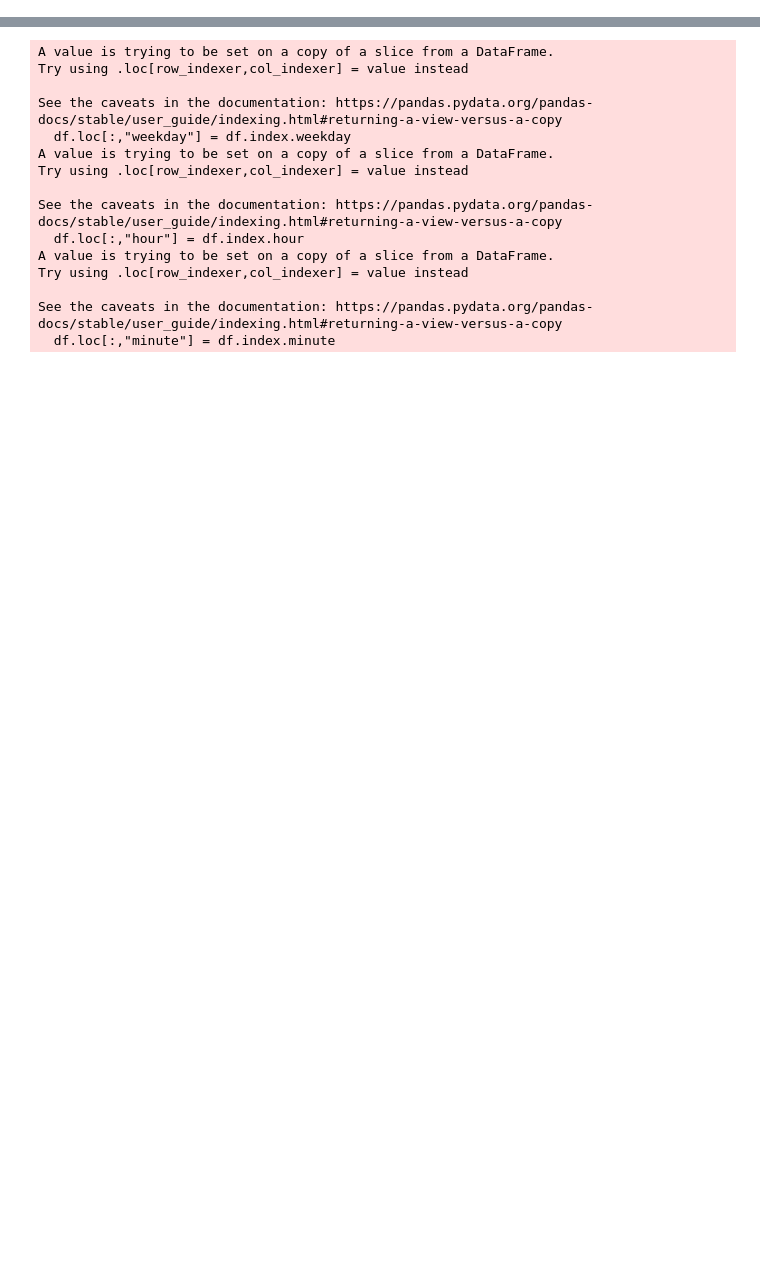
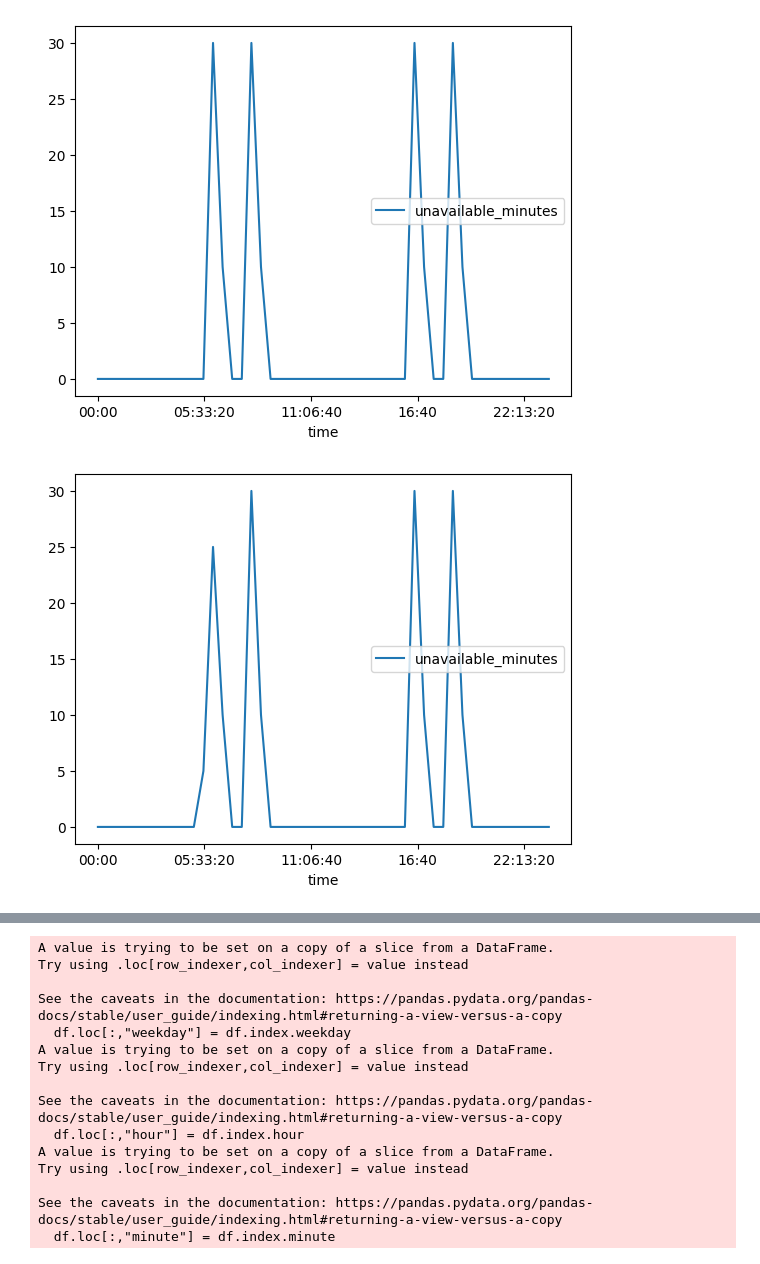
Before and after one commit to grinwi/smartboiler, a Jupyter notebook: src/smartboiler/test.ipynb, the cells around one changed output, grey strips where cells are left out. Cells and saved outputs as stored; diff of their text form; code cells hidden in the pictures; blank space fills up the shorter version.

```diff
--- a/src/smartboiler/test.ipynb
+++ b/src/smartboiler/test.ipynb
@@ -21,0 +12,12 @@ dataHandler = DataHandler(
+# %%
+
+dataHandler = DataHandler(
+influx_id="localhost",
+db_name="smart_home_zukalovi",
+db_username="root",
+db_password="root",
+relay_entity_id="shelly1pm_84cca8b07eae",
+relay_power_entity_id="shelly1pm_84cca8b07eae_power",
+tmp_boiler_case_entity_id="esphome_web_c771e8_tmp3",
+tmp_output_water_entity_id="esphome_web_c771e8_ntc_temperature_b_constant_2",
+start_of_data=datetime(2024, 3, 1, 0, 0, 0, 0))
@@ -21,0 +58,17 @@ dataHandler = DataHandler(
+# %%
+data_resampled = data.resample('10T').max()
+data_resampled = data_resampled['boiler_relay_status']
+data_resampled = data_resampled.notna().astype(int)
+data_resampled = data_resampled.resample('30T').sum() * 10
+print(data_resampled)
+# group by weekday and hour and minute and calculate max
+grouped = data_resampled.groupby([data_resampled.index.weekday, data_resampled.index.hour, data_resampled.index.minute]).mean()
+
+# not null values to 1, null as 0
+df_reset = grouped.reset_index()
+df_reset['time'] = df_reset['level_1'].astype(str) + ':' + df_reset['level_2'].astype(str)
+df_reset['time'] = pd.to_datetime(df_reset['time'], format='%H:%M').dt.time
+df_reset['weekday'] = df_reset['level_0']
+df_reset['unavailable_minutes'] = abs(30 - df_reset['boiler_relay_status'])
+
+df_reset = df_reset.drop(columns=['level_0', 'level_1', 'level_2', 'boiler_relay_status'])
@@ -21,0 +115,8 @@ dataHandler = DataHandler(
+# %%
+for i in range(0,7):
+    df_day = df_reset[df_reset['weekday'] == i]
+
+    df_day.plot(x='time', y='unavailable_minutes', kind='line')
+# %% [output]
+[figure, added]
+[figure, added]
```
Also changed, not shown: parts of 27 cells of this notebook, 6 other files.
